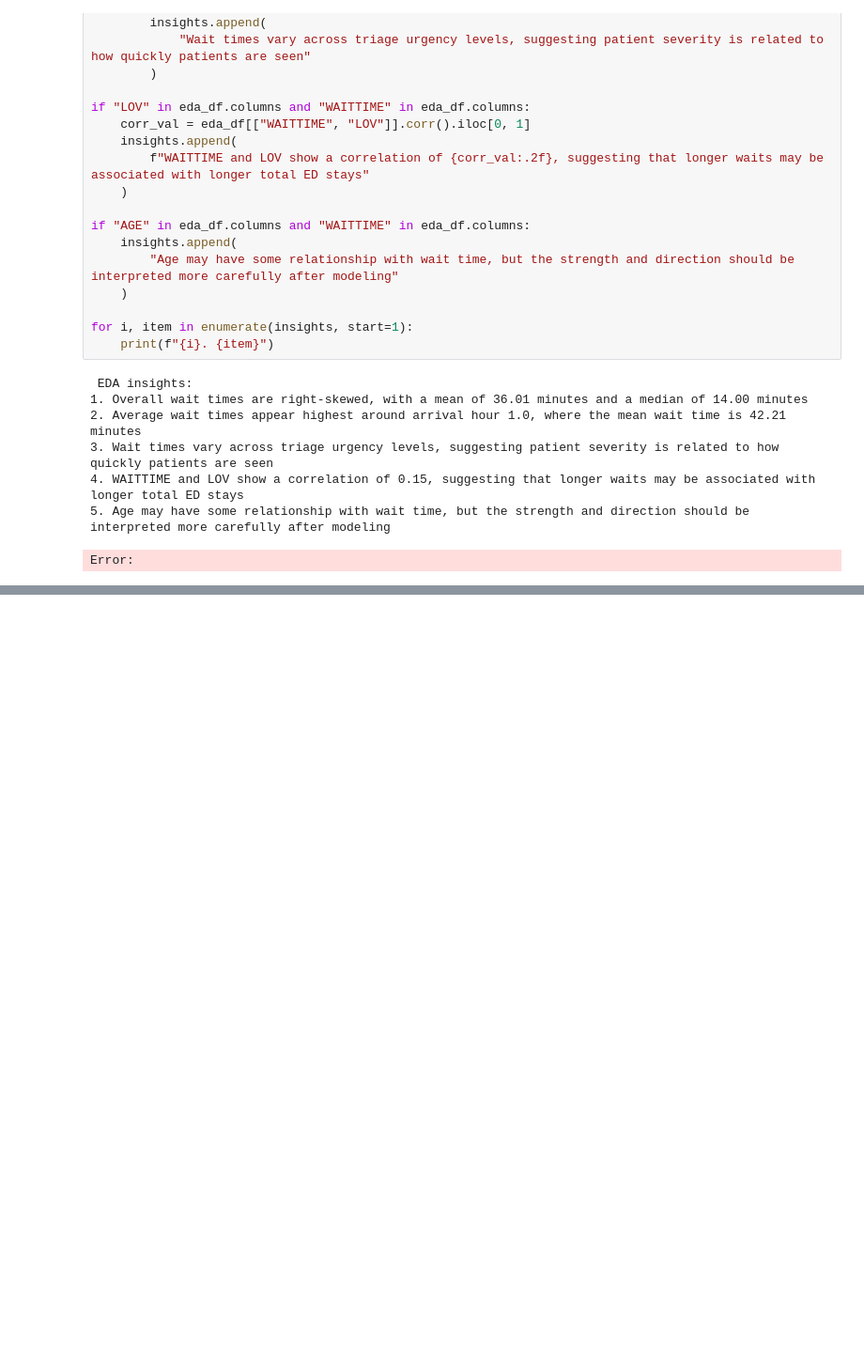
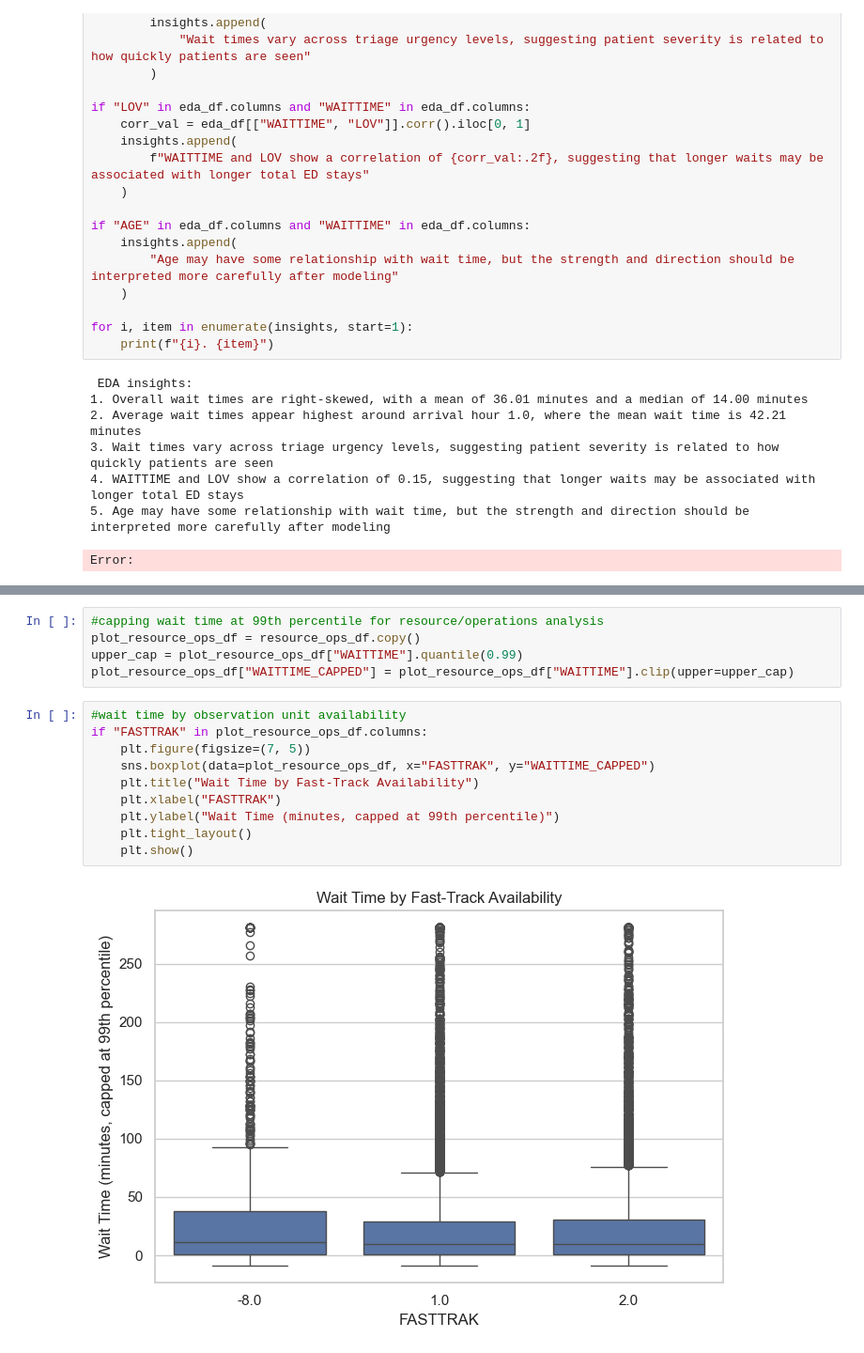
Before and after one commit to salmaibr2/EDWaitTime, a Jupyter notebook: notebooks/eda.ipynb, the cells around one changed output, grey strips where cells are left out. Shown at 94% size. Drawn from its saved outputs; the diff is of its cells as text; blank space fills up the shorter version.

Commit message:
Added more analsysis on the resources and operations

```diff
--- a/notebooks/eda.ipynb
+++ b/notebooks/eda.ipynb
@@ -954,0 +1072,17 @@ Error:
+# %%
+#capping wait time at 99th percentile for resource/operations analysis
+plot_resource_ops_df = resource_ops_df.copy()
+upper_cap = plot_resource_ops_df["WAITTIME"].quantile(0.99)
+plot_resource_ops_df["WAITTIME_CAPPED"] = plot_resource_ops_df["WAITTIME"].clip(upper=upper_cap)
+# %%
+#wait time by observation unit availability
+if "FASTTRAK" in plot_resource_ops_df.columns:
+    plt.figure(figsize=(7, 5))
+    sns.boxplot(data=plot_resource_ops_df, x="FASTTRAK", y="WAITTIME_CAPPED")
+    plt.title("Wait Time by Fast-Track Availability")
+    plt.xlabel("FASTTRAK")
+    plt.ylabel("Wait Time (minutes, capped at 99th percentile)")
+    plt.tight_layout()
+    plt.show()
+# %% [output]
+[figure, added]
```
Also changed, not shown: parts of 9 cells of this notebook.
